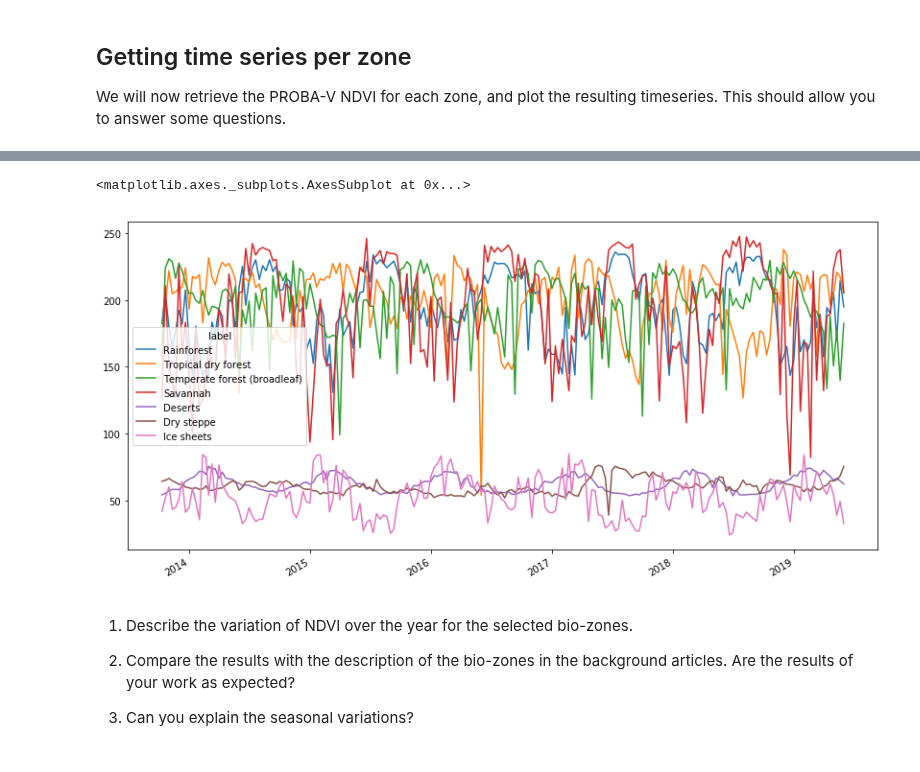
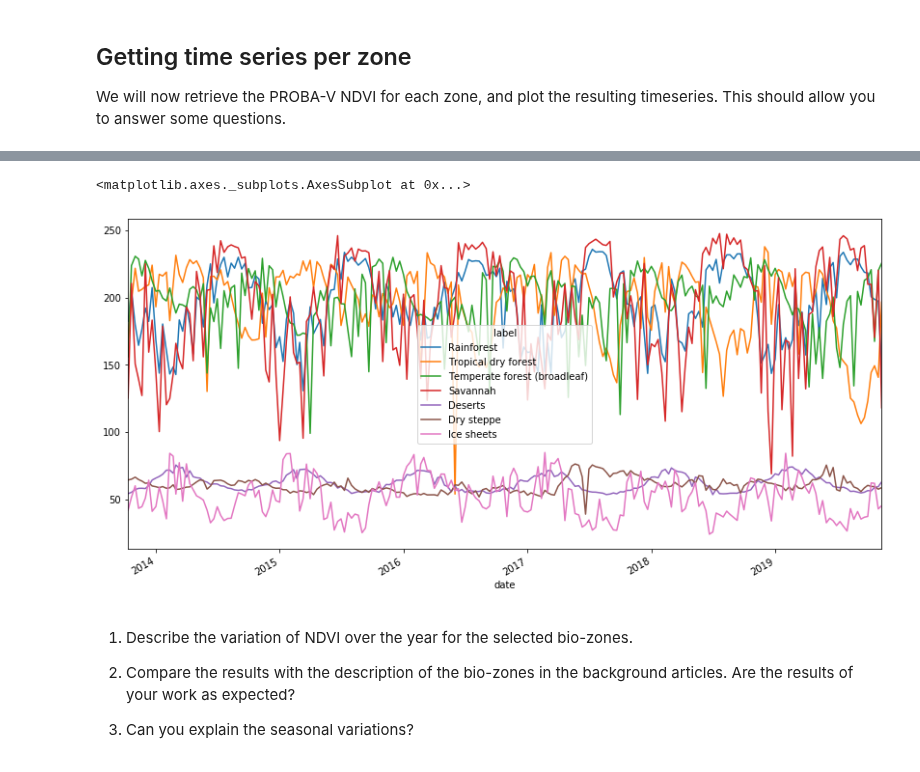
Before and after one commit to VITObelgium/notebook-samples, a Jupyter notebook: EO4GEO/Vegetation from space - Exercise 3.ipynb, the cells around one changed output, grey strips where cells are left out. Drawn from its saved outputs; the diff is of its cells as text; code cells hidden in the pictures.

```diff
--- a/EO4GEO/Vegetation from space - Exercise 3.ipynb
+++ b/EO4GEO/Vegetation from space - Exercise 3.ipynb
@@ -102,10 +79,16 @@ timeseries_df.index = zones_df.label
+# %%
+from openeo.rest.conversions import timeseries_json_to_pandas
+import json
+with open('timeseries.json', 'r') as f:
+    ts_dict = json.load(f)
+df = timeseries_json_to_pandas(ts_dict).dropna()
 # %%
-df = pd.DataFrame(timeseries_df.T)
 df.index = pd.to_datetime(df.index)
+df.columns = zones_df.label
 df.plot(figsize=(14,7))
 # %% [output]
 <matplotlib.axes._subplots.AxesSubplot at 0x...>
-[figure, old version]
+[figure, new version]
 # %% [markdown]
 1.	Describe the variation of NDVI over the year for the selected bio-zones.
 
```
Also changed, not shown: parts of 5 cells of this notebook.
